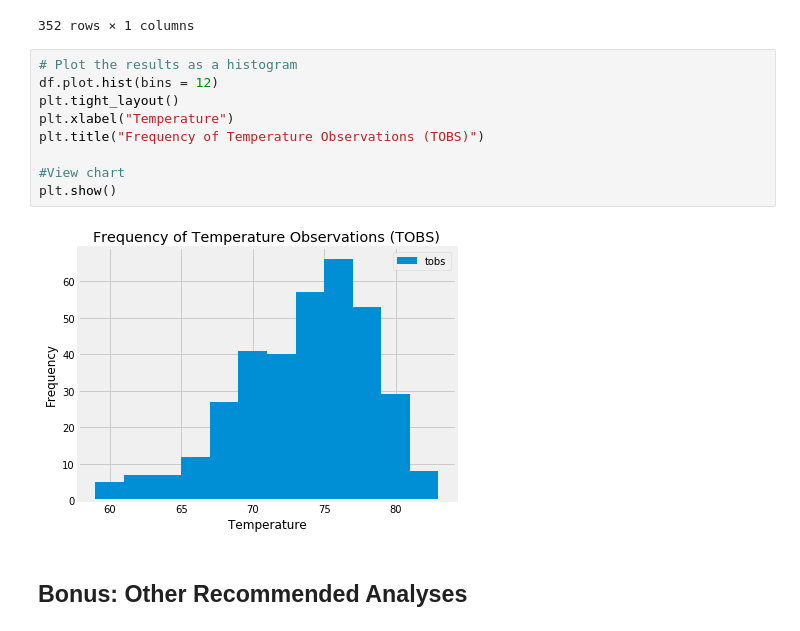
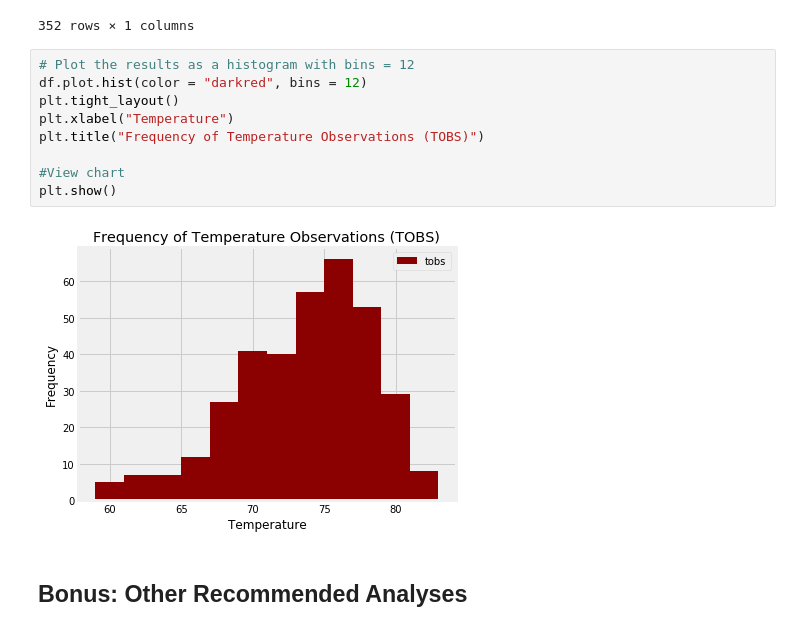
Before and after one commit to Emily-Keymon/Climate-Analysis, a Jupyter notebook: climate_analysis.ipynb, the cells around one changed output. Cells and saved outputs as stored; diff of their text form.

```diff
--- a/climate_analysis.ipynb
+++ b/climate_analysis.ipynb
@@ -203,16 +202,16 @@ df
 | 351 | 79.0 |
 352 rows × 1 columns
 # %%
-# Plot the results as a histogram
-df.plot.hist(bins = 12)
+# Plot the results as a histogram with bins = 12
+df.plot.hist(color = "darkred", bins = 12)
 plt.tight_layout()
 plt.xlabel("Temperature")
 plt.title("Frequency of Temperature Observations (TOBS)")
 
 #View chart
 plt.show()
 # %% [output]
-[figure, old version]
+[figure, new version]
 # %% [markdown]
 ## Bonus:  Other Recommended Analyses
 # %% [markdown]
```
Also changed, not shown: parts of 12 cells of this notebook, 1 other file.
